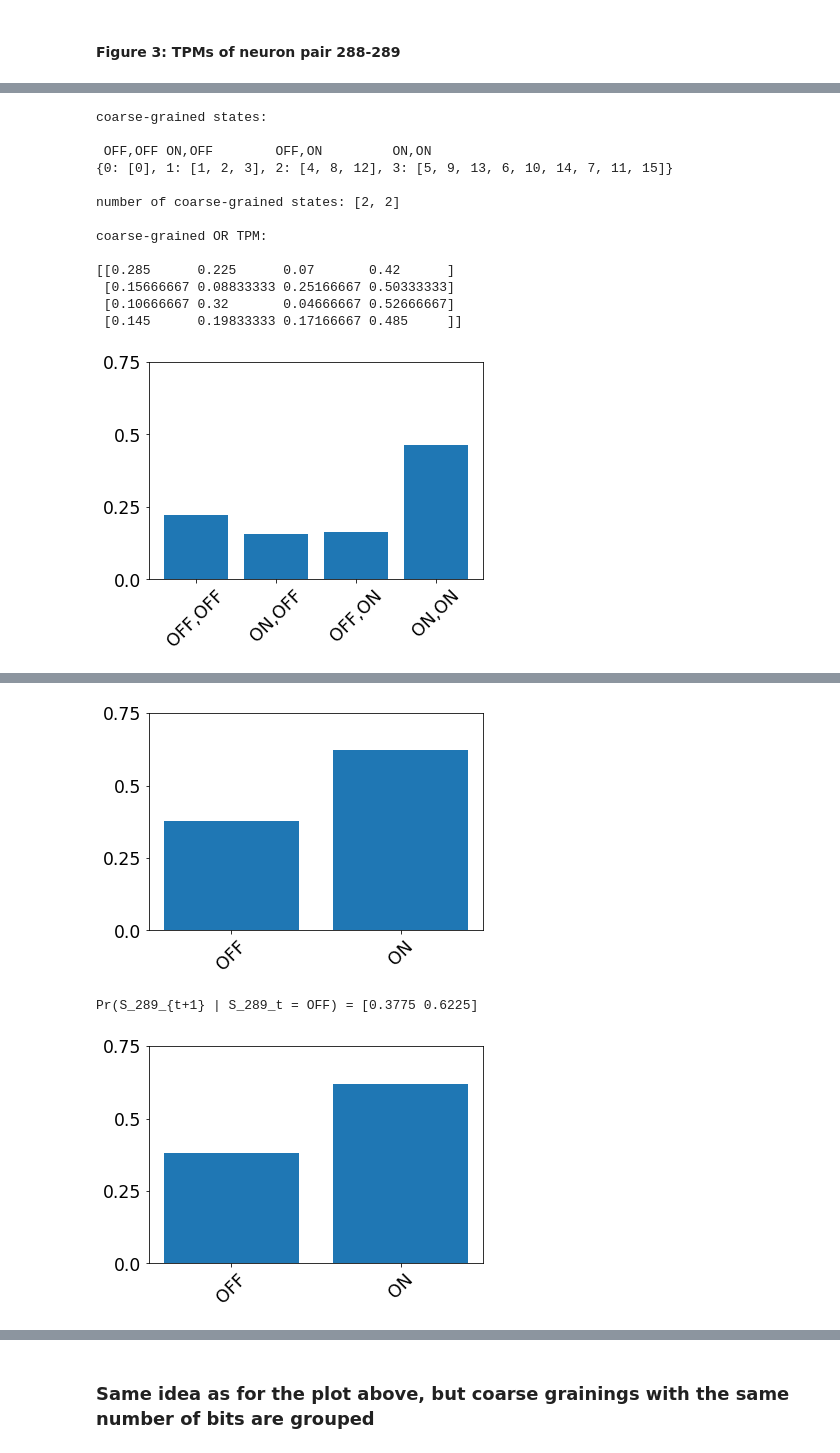
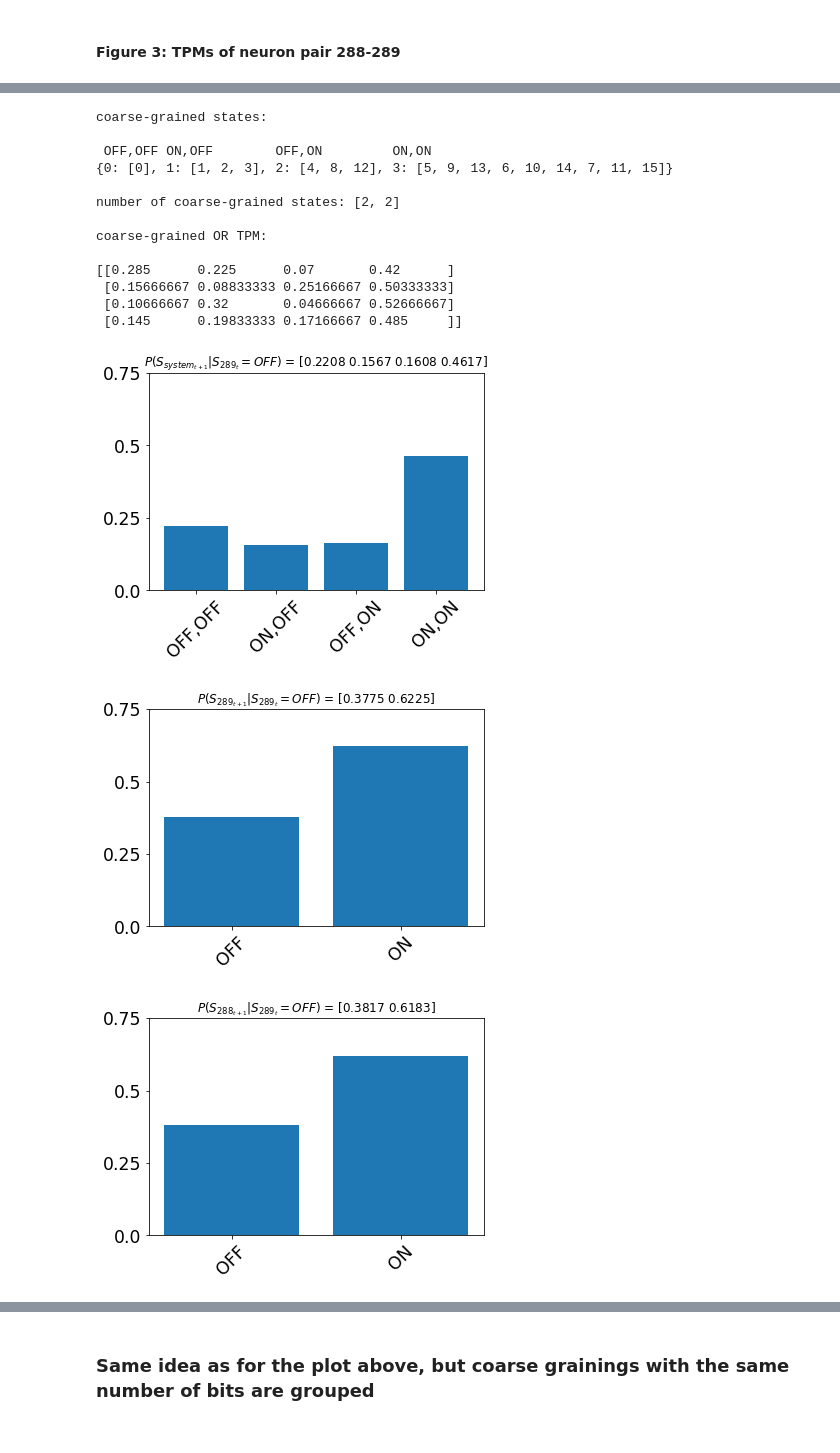
Before and after one commit to isacdaavid/temporal_emergence, a Jupyter notebook: results_walkthrough.ipynb, the cells around one changed output, grey strips where cells are left out. Cells and saved outputs as stored; diff of their text form; code cells hidden in the pictures.

```diff
--- a/results_walkthrough.ipynb
+++ b/results_walkthrough.ipynb
@@ -76,8 +87,10 @@ with open("bidirectionally.txt", 'w') as f:
 # %% [markdown]
 ### Load the results
 # %%
-all_16_macro_micros_connected = np.load("results/all_16coarsegrains_macro_micros_random_fixed1.npy", allow_pickle=True)
-all_16_macro_micros_disconnected = np.load("results/all_16coarsegrains_macro_micros_disconnected_fixed1.npy", allow_pickle=True)
+all_16_macro_micros_connected = np.load("results/all_16coarsegrains_macro_micros_random_fixed1.npy",
+                                        allow_pickle=True)
+all_16_macro_micros_disconnected = np.load("results/all_16coarsegrains_macro_micros_disconnected_fixed1.npy",
+                                           allow_pickle=True)
 print(all_16_macro_micros_connected.shape)
 print(all_16_macro_micros_disconnected.shape)
 # %% [output]
@@ -211,10 +224,10 @@ plt.xticks(range(6), ["Connected\nMax Micros", "Disconnected\nMax Micros","Conne
 plt.title("Phis for connected/disconnected pairs")
 
 #plt.ylim([-0.03,0.17])
-colors = [0.7, 0.7, 1,1,1,1]
-for i in range(0,6):
-    mybox = ax.artists[i]
-    if i in [1,3,5]:
-        mybox.set_hatch("////")
-    mybox.set_facecolor(str(colors[i]))
+# colors = [0.7, 0.7, 1,1,1,1]
+# for i in range(0,6):
+#     mybox = ax.artists[i]
+#     if i in [1,3,5]:
+#         mybox.set_hatch("////")
+#     mybox.set_facecolor(str(colors[i]))
 # %% [output]
@@ -313,7 +327,7 @@ import seaborn as sns
 plt.rcParams.update({
     "text.usetex": False,
     "font.family": "sans-serif",
-    "font.sans-serif": ["Helvetica"]})
+    "font.sans-serif": ["DejaVu Sans"]})
 states_micro = ["0000", "1000", "0100", "1100", "0010", "1010", "0110", "1110", "0001", "1001", "0101", "1101", "0011", "1011", "0111", "1111"]
 #[(b,a) for (a,b) in Helpers.get_nary_states(2,4)]
 print(states_micro)
@@ -356,6 +370,7 @@ parameterisation.
 from temporal_emergence import CoarseGrainer
 import matplotlib.pyplot as plt
 import numpy as np
+import pyphi
 
 TPM_max_phi = np.loadtxt("results/macro_micros_fixed/micro_288_289_occs_200_bin_0.0178625_skip_2.csv")
 #                               OR               AND            3-STATE             IDENTITY
@@ -364,7 +379,7 @@ states, num_states_l = CoarseGrainer.get_state_maps(element_coarse_grainings)
 # print OR coarse-graining
 print("coarse-grained states:\n")
 print(" OFF,OFF ON,OFF        OFF,ON         ON,ON")
-print(states[0])
+print(states[0])                # len(states) == 16
 
 print(f"\nnumber of coarse-grained states: {num_states_l[0]}")
 
@@ -395,63 +410,78 @@ def plot_repertoire(tpm, given_state, other_time_states, xlabs, effect_purview=T
     plt.yticks(yticks)
     ax.set_xticklabels(xlabs, size='xx-large', rotation=45)
     ax.set_yticklabels(yticks, size='xx-large')
+    ax.set_title(title + " = " + str(np.round(repertoire, 4)))
     plt.show()
 
-    print(title + " = " + str(np.round(repertoire, 4)))
+## subfigures B and C ##
 
 plot_repertoire(tpm=TPM_max_phi_coarse_grained,
                 effect_purview=True,
-                title="Pr(S_{t+1} | S_289_t = OFF)",
+                title=r'$P(S_{system_{t+1}} | S_{289_t} = OFF)$',
                 given_state=[0,1],
                 other_time_states=[[0],[1],[2],[3]],
                 xlabs=["OFF,OFF", "ON,OFF", "OFF,ON", "ON,ON"])
 
 plot_repertoire(tpm=TPM_max_phi_coarse_grained,
                 effect_purview=True,
-                title="Pr(S_289_{t+1} | S_289_t = OFF)",
+                title=r"$P(S_{289_{t+1}} | S_{289_t} = OFF)$",
                 given_state=[0,1],
                 other_time_states=[[0,1],[2,3]],
                 xlabs=["OFF", "ON"])
 
 plot_repertoire(tpm=TPM_max_phi_coarse_grained,
                 effect_purview=True,
-                title="Pr(S_288_{t+1} | S_289_t = OFF)",
+                title=r"$P(S_{288_{t+1}} | S_{289_t} = OFF)$",
                 given_state=[0,1],
                 other_time_states=[[0,2],[1,3]],
                 xlabs=["OFF", "ON"])
 
 plot_repertoire(tpm=TPM_max_phi_coarse_grained,
                 effect_purview=False,
-                title="Pr(S_t | S_289_{t+1} = OFF)",
+                title=r"$P(S_{system_t} | S_{289_{t+1}} = OFF)$",
                 given_state=[0,1],
                 other_time_states=[[0],[1],[2],[3]],
                 xlabs=["OFF,OFF", "ON,OFF", "OFF,ON", "ON,ON"])
 
 plot_repertoire(tpm=TPM_max_phi_coarse_grained,
                 effect_purview=False,
-                title="Pr(S_289_t | S_289_{t+1} = OFF)",
+                title=r"$P(S_{289_t} | S_{289_{t+1}} = OFF)$",
                 given_state=[0,1],
                 other_time_states=[[0,1],[2,3]],
                 xlabs=["OFF", "ON"])
 
 plot_repertoire(tpm=TPM_max_phi_coarse_grained,
                 effect_purview=False,
-                title="Pr(S_288_t | S_289_{t+1} = OFF)",
+                title=r"$P(S_{288_t} | S_{289_{t+1}} = OFF)$",
                 given_state=[0,1],
                 other_time_states=[[0,2],[1,3]],
                 xlabs=["OFF", "ON"])
+
+# subfigures D and E (minimally-irreducible partitions and AID)
+pyphi.config.VALIDATE_CONDITIONAL_INDEPENDENCE = False
+pyphi.config.MEASURE='EMD'
+
+network = pyphi.Network(TPM_max_phi_coarse_grained, node_labels=("288", "289"))
+subsystem = pyphi.Subsystem(network, (0,1))
+sia = pyphi.compute.sia(subsystem)
+print(sia.ces)
+print(sia.partitioned_ces)
+print(sia.cut)
+print('φ = ' + str(sia.phi))
 # %% [output]
 coarse-grained states:
 
  OFF,OFF ON,OFF        OFF,ON         ON,ON
 {0: [0], 1: [1, 2, 3], 2: [4, 8, 12], 3: [5, 9, 13, 6, 10, 14, 7, 11, 15]}
 
 number of coarse-grained states: [2, 2]
 
 coarse-grained OR TPM:
 
 [[0.285      0.225      0.07       0.42      ]
  [0.15666667 0.08833333 0.25166667 0.50333333]
  [0.10666667 0.32       0.04666667 0.52666667]
  [0.145      0.19833333 0.17166667 0.485     ]]
-[figure, old version]
+[figure, new version]
+[figure, new version]
+[figure, new version]
@@ -459,3 +507,0 @@ Pr(S_{t+1} | S_289_t = OFF) = [0.2208 0.1567 0.1608 0.4617]
-[figure, old version]
-Pr(S_289_{t+1} | S_289_t = OFF) = [0.3775 0.6225]
-[figure, old version]
```
Also changed, not shown: parts of 22 cells of this notebook, 3 other files.
